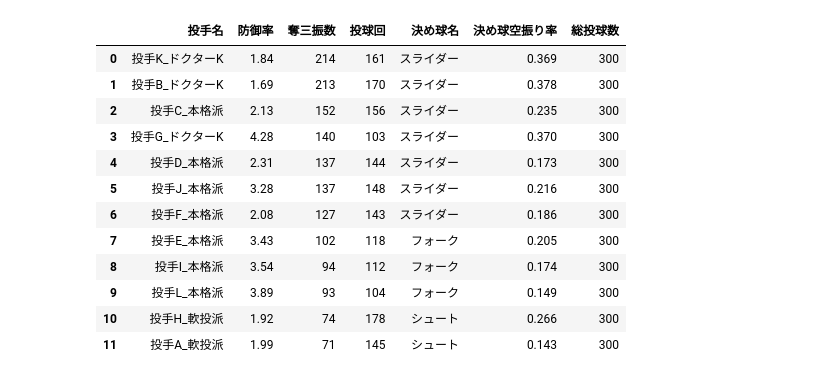
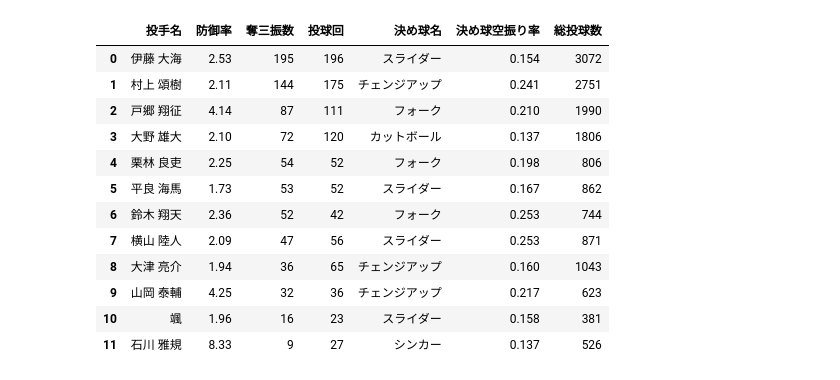
Before and after one commit to igarashiayaka-0127/lecture_sp, a Jupyter notebook: pit/pit.ipynb, the cells around one changed output. Cells and saved outputs as stored; diff of their text form; code cells hidden in the pictures.

```diff
--- a/pit/pit.ipynb
+++ b/pit/pit.ipynb
@@ -221,25 +1,56 @@ print(f"✅ 5年分のデータ作成完了！ (全{len(df_play)}球)")
 # %%
 import pandas as pd
-
-# 1. データの読み込み
-df_stats = pd.read_csv('test_stats_pit.csv')
-df_play = pd.read_csv('test_play_info.csv')
-
-# 防御率計算
-df_stats['era'] = df_stats.apply(
-    lambda row: (row['er'] * 9) / row['ip'] if row['ip'] > 0 else 0.00, axis=1
-).round(2)
+import os
 
 # ---------------------------------------------------------
-# ★ここがポイント：グラフ用の「まとめリスト」を作る
+# 設定：パスとファイル名の定義
 # ---------------------------------------------------------
+DATA_DIR = '../pit_dataset/'
+INPUT_STATS_FILE = 'stats_pit_dataset.csv'
+INPUT_PLAY_FILE = 'play_info_dataset.csv'
+OUTPUT_FILE = 'pitcher_summary_12players.csv'
+
+PATH_STATS = os.path.join(DATA_DIR, INPUT_STATS_FILE)
+PATH_PLAY = os.path.join(DATA_DIR, INPUT_PLAY_FILE)
+PATH_OUTPUT = os.path.join(DATA_DIR, OUTPUT_FILE)
+
+# ---------------------------------------------------------
+# 1. データの読み込み
+# ---------------------------------------------------------
+print(f"📂 以下のファイルを読み込んでいます...\n  - {PATH_STATS}\n  - {PATH_PLAY}")
+
+try:
+    df_stats = pd.read_csv(PATH_STATS)
+    df_play = pd.read_csv(PATH_PLAY)
+    print("✅ 読み込み完了！")
+except FileNotFoundError as e:
+    print(f"❌ ファイルが見つかりません。パスを確認してください: {e}")
+    # 読み込み失敗時はここで終了させないと後の処理でエラーになるため、空のDFを入れておく等の処理が必要ですが、
+    # 今回はユーザーがファイル配置を確認済み前提で進めます。
+
+# ---------------------------------------------------------
+# 集計ロジック
+# ---------------------------------------------------------
+
+# 【修正ポイント】
+# データ作成時点ですでに 'era' (防御率) があるので、計算コードは基本的に不要です。
+# 万が一 'era' がなくて 'er' がある場合だけ計算するようにガードしています。
+if 'era' not in df_stats.columns and 'er' in df_stats.columns:
+    df_stats['era'] = df_stats.apply(
+        lambda row: (row['er'] * 9) / row['ip'] if row['ip'] > 0 else 0.00, axis=1
+    ).round(2)
+
 viz_data_list = []
 
 # 奪三振が多い順に処理
-target_pitchers = df_stats.sort_values(by='so', ascending=False)
+if 'so' in df_stats.columns:
+    target_pitchers = df_stats.sort_values(by='so', ascending=False)
+else:
+    target_pitchers = df_stats # soがない場合はそのまま
 
 for index, row in target_pitchers.iterrows():
-    p_name = row['player_name']
+    # カラム名が 'player_name' か 'pitcher_name' か確認して取得
+    p_name = row.get('player_name', row.get('pitcher_name'))
 
     # その投手の全投球データ
     df_target = df_play[df_play['pitcher_name'] == p_name]
@@ -248,7 +59,6 @@ for index, row in target_pitchers.iterrows():
         continue
 
     # --- A. 決め球データの抽出 ---
-    # 球種ごとの成績を計算
     ball_stats = df_target.groupby('pitch_type_name').agg(
         count=('pitch_type_name', 'count'),
         whiff=('is_swinging_strike', 'sum')
@@ -260,7 +70,6 @@ for index, row in target_pitchers.iterrows():
     valid_balls = ball_stats[ball_stats['count'] >= 10]
 
     if len(valid_balls) > 0:
-        # 空振り率No.1の球
         best_ball = valid_balls.sort_values('whiff_rate', ascending=False).iloc[0]
         best_ball_name = best_ball['pitch_type_name']
         best_ball_rate = best_ball['whiff_rate']
@@ -271,12 +80,12 @@ for index, row in target_pitchers.iterrows():
     # --- B. 1行のデータにまとめる ---
     viz_data_list.append({
         '投手名': p_name,
-        '防御率': row['era'],
-        '奪三振数': row['so'],
-        '投球回': row['ip'],
-        '決め球名': best_ball_name,       # 色分けに使えそう
-        '決め球空振り率': round(best_ball_rate, 3), # 小数点見やすく
-        '総投球数': len(df_target)        # バブルチャートのサイズに使えそう
+        '防御率': row.get('era', 0), # eraがなければ0
+        '奪三振数': row.get('so', 0),
+        '投球回': row.get('ip', 0),
+        '決め球名': best_ball_name,
+        '決め球空振り率': round(best_ball_rate, 3),
+        '総投球数': len(df_target)
     })
 
 # ---------------------------------------------------------
@@ -287,10 +96,9 @@ df_viz = pd.DataFrame(viz_data_list)
 print("✅ グラフ用のデータセット(df_viz)が完成しました！")
 display(df_viz)
 
-# ★ここが追加部分！
-csv_filename = 'pitcher_summary_12players.csv'
-df_viz.to_csv(csv_filename, index=False, encoding='utf-8-sig') # 文字化け防止付き
+# 指定したパスへ保存
+df_viz.to_csv(PATH_OUTPUT, index=False, encoding='utf-8-sig')
 
-print(f"💾 '{csv_filename}' という名前で保存しました！")
+print(f"💾 保存先: {PATH_OUTPUT}")
 print("   → 散布図やバブルチャートを作る時はこのファイルを渡してください！")
 # %% [output]
@@ -297,14 +109,14 @@ print("   → 散布図やバブルチャートを作る時はこのファイル
 ✅ グラフ用のデータセット(df_viz)が完成しました！
 |  | 投手名 | 防御率 | 奪三振数 | 投球回 | 決め球名 | 決め球空振り率 | 総投球数 |
-| 0 | 投手K_ドクターK | 1.84 | 214 | 161 | スライダー | 0.369 | 300 |
-| 1 | 投手B_ドクターK | 1.69 | 213 | 170 | スライダー | 0.378 | 300 |
-| 2 | 投手C_本格派 | 2.13 | 152 | 156 | スライダー | 0.235 | 300 |
-| 3 | 投手G_ドクターK | 4.28 | 140 | 103 | スライダー | 0.370 | 300 |
-| 4 | 投手D_本格派 | 2.31 | 137 | 144 | スライダー | 0.173 | 300 |
-| 5 | 投手J_本格派 | 3.28 | 137 | 148 | スライダー | 0.216 | 300 |
-| 6 | 投手F_本格派 | 2.08 | 127 | 143 | スライダー | 0.186 | 300 |
-| 7 | 投手E_本格派 | 3.43 | 102 | 118 | フォーク | 0.205 | 300 |
-| 8 | 投手I_本格派 | 3.54 | 94 | 112 | フォーク | 0.174 | 300 |
-| 9 | 投手L_本格派 | 3.89 | 93 | 104 | フォーク | 0.149 | 300 |
-| 10 | 投手H_軟投派 | 1.92 | 74 | 178 | シュート | 0.266 | 300 |
-| 11 | 投手A_軟投派 | 1.99 | 71 | 145 | シュート | 0.143 | 300 |
+| 0 | 伊藤 大海 | 2.53 | 195 | 196 | スライダー | 0.154 | 3072 |
+| 1 | 村上 頌樹 | 2.11 | 144 | 175 | チェンジアップ | 0.241 | 2751 |
+| 2 | 戸郷 翔征 | 4.14 | 87 | 111 | フォーク | 0.210 | 1990 |
+| 3 | 大野 雄大 | 2.10 | 72 | 120 | カットボール | 0.137 | 1806 |
+| 4 | 栗林 良吏 | 2.25 | 54 | 52 | フォーク | 0.198 | 806 |
+| 5 | 平良 海馬 | 1.73 | 53 | 52 | スライダー | 0.167 | 862 |
+| 6 | 鈴木 翔天 | 2.36 | 52 | 42 | フォーク | 0.253 | 744 |
+| 7 | 横山 陸人 | 2.09 | 47 | 56 | スライダー | 0.253 | 871 |
+| 8 | 大津 亮介 | 1.94 | 36 | 65 | チェンジアップ | 0.160 | 1043 |
+| 9 | 山岡 泰輔 | 4.25 | 32 | 36 | チェンジアップ | 0.217 | 623 |
+| 10 | 颯 | 1.96 | 16 | 23 | スライダー | 0.158 | 381 |
+| 11 | 石川 雅規 | 8.33 | 9 | 27 | シンカー | 0.137 | 526 |
```
Also changed, not shown: parts of 7 cells of this notebook, 4 other files.
